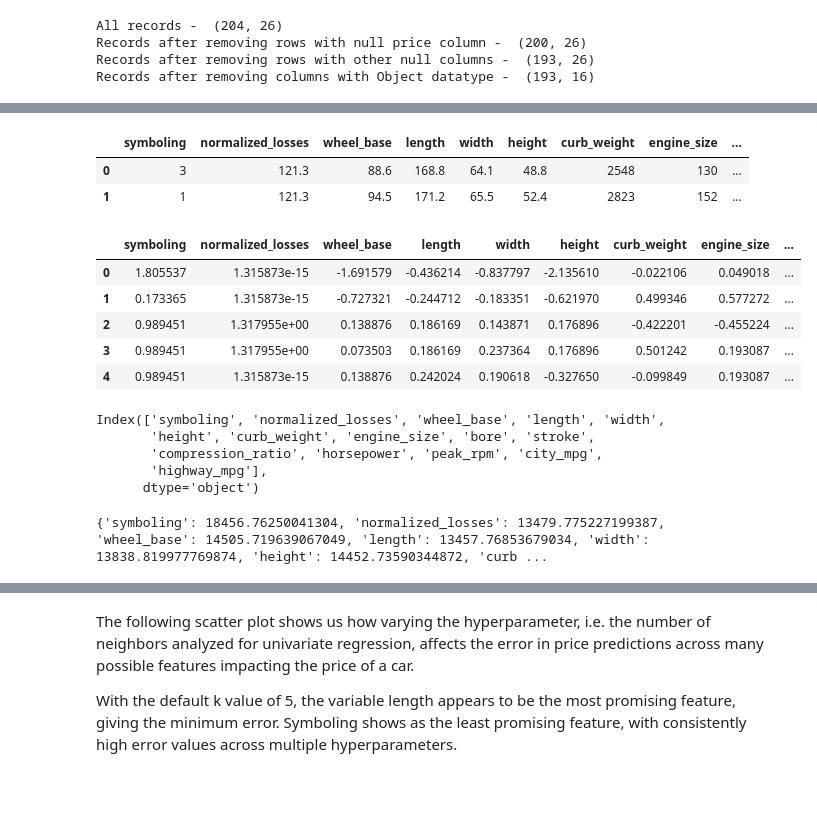
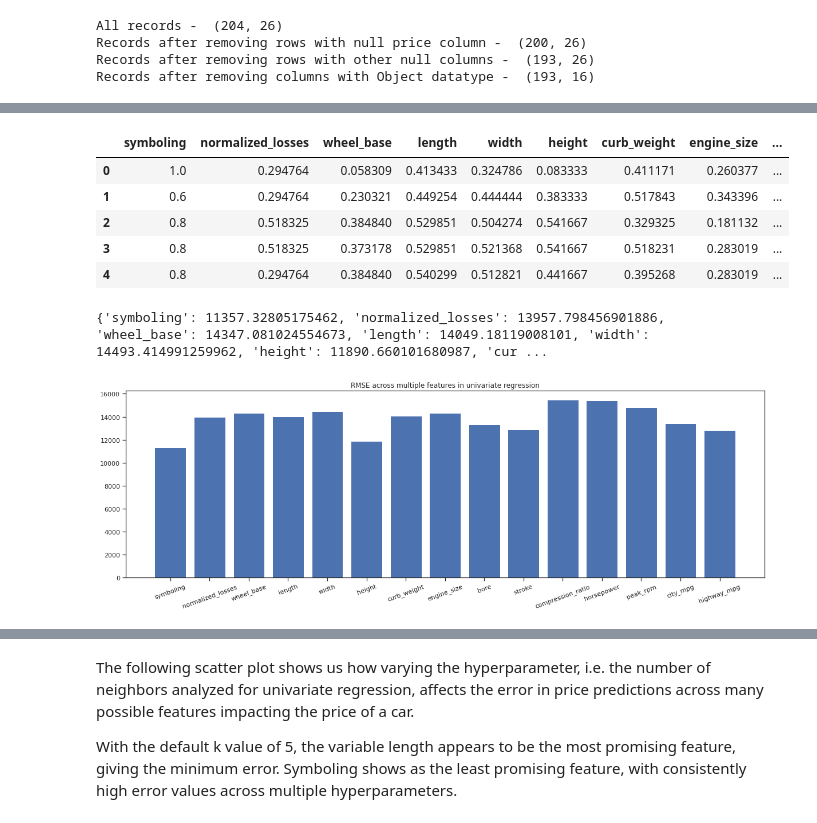
Before and after one commit to aishwaryatiwari/MachineLearning, a Jupyter notebook: DataQuest_Guided_Project_Predicting_Car_Prices.ipynb, the cells around one changed output, grey strips where cells are left out. Drawn from its saved outputs; the diff is of its cells as text; code cells hidden in the pictures; blank space fills up the shorter version.

```diff
--- a/DataQuest_Guided_Project_Predicting_Car_Prices.ipynb
+++ b/DataQuest_Guided_Project_Predicting_Car_Prices.ipynb
@@ -149,24 +95,17 @@ dtype: int64
-# %%
-# After the row deletions above, reseting index to be sequential again
-cars = cars.reset_index().drop(columns='index')
-cars.head(2)
-# %% [output]
-|  | symboling | normalized_losses | wheel_base | length | width | height | curb_weight | engine_size | ... |
-| 0 | 3 | 121.3 | 88.6 | 168.8 | 64.1 | 48.8 | 2548 | 130 | ... |
-| 1 | 1 | 121.3 | 94.5 | 171.2 | 65.5 | 52.4 | 2823 | 152 | ... |
 # %%
-# Mean-normalize numeric values in the dataframe
-# Mean of 0, standard deviation of 1
-cars_norm = (cars - cars.mean())/cars.std()
+# There can be many ways of normalization. One being Mean-normalization. This results in a mean of 0 and standard deviation of 0 for the numeric values
+# in the dataframe and can be achieved as follows - cars_norm = (cars - cars.mean())/cars.std()
+# Another method can be getting the values to fall between 0 and 1 as follows -
+cars_norm = (cars - cars.min())/(cars.max()-cars.min())
 # Set price column back to the original price values
 cars_norm['price'] = cars['price']
 cars_norm.head()
 # %% [output]
 |  | symboling | normalized_losses | wheel_base | length | width | height | curb_weight | engine_size | ... |
-| 0 | 1.805537 | 1.315873e-15 | -1.691579 | -0.436214 | -0.837797 | -2.135610 | -0.022106 | 0.049018 | ... |
-| 1 | 0.173365 | 1.315873e-15 | -0.727321 | -0.244712 | -0.183351 | -0.621970 | 0.499346 | 0.577272 | ... |
-| 2 | 0.989451 | 1.317955e+00 | 0.138876 | 0.186169 | 0.143871 | 0.176896 | -0.422201 | -0.455224 | ... |
-| 3 | 0.989451 | 1.317955e+00 | 0.073503 | 0.186169 | 0.237364 | 0.176896 | 0.501242 | 0.193087 | ... |
-| 4 | 0.989451 | 1.315873e-15 | 0.138876 | 0.242024 | 0.190618 | -0.327650 | -0.099849 | 0.193087 | ... |
+| 0 | 1.0 | 0.294764 | 0.058309 | 0.413433 | 0.324786 | 0.083333 | 0.411171 | 0.260377 | ... |
+| 1 | 0.6 | 0.294764 | 0.230321 | 0.449254 | 0.444444 | 0.383333 | 0.517843 | 0.343396 | ... |
+| 2 | 0.8 | 0.518325 | 0.384840 | 0.529851 | 0.504274 | 0.541667 | 0.329325 | 0.181132 | ... |
+| 3 | 0.8 | 0.518325 | 0.373178 | 0.529851 | 0.521368 | 0.541667 | 0.518231 | 0.283019 | ... |
+| 4 | 0.8 | 0.294764 | 0.384840 | 0.540299 | 0.512821 | 0.441667 | 0.395268 | 0.283019 | ... |
 # %%
 def knn_train_test(train_col, tgt_col, df):
@@ -179,21 +118,23 @@ def knn_train_test(train_col, tgt_col, df):
 # %%
 all_col = cars_norm.columns
 all_col = all_col.drop(['price'])
-print(all_col)
+#print(all_col)
+
+col_rmse = dict()
+for col in all_col:
+  col_rmse[col] = knn_train_test(col, 'price', cars_norm)
+
+print(col_rmse)
 # %% [output]
-Index(['symboling', 'normalized_losses', 'wheel_base', 'length', 'width',
-       'height', 'curb_weight', 'engine_size', 'bore', 'stroke',
-       'compression_ratio', 'horsepower', 'peak_rpm', 'city_mpg',
-       'highway_mpg'],
-      dtype='object')
+{'symboling': 11357.32805175462, 'normalized_losses': 13957.798456901886, 'wheel_base': 14347.081024554673, 'length': 14049.18119008101, 'width': 14493.414991259962, 'height': 11890.660101680987, 'cur ...
-# %%
-col_rmse = dict()
-for col in all_col:
-  col_rmse[col] = knn_train_test(col, 'price', cars_norm)
-
-print(col_rmse)
-# %% [output]
-{'symboling': 18456.76250041304, 'normalized_losses': 13479.775227199387, 'wheel_base': 14505.719639067049, 'length': 13457.76853679034, 'width': 13838.819977769874, 'height': 14452.73590344872, 'curb ...
+# %%
+plt.figure(figsize=(20,6))
+plt.bar(range(len(col_rmse)), list(col_rmse.values()), align='center')
+plt.xticks(range(len(col_rmse)), list(col_rmse.keys()), rotation=20)
+plt.title('RMSE across multiple features in univariate regression')
+plt.show()
+# %% [output]
+[figure, added]
 # %%
 min_rmse_value = min(col_rmse.values())
 min_rmse_col = [key for key in col_rmse.keys() if col_rmse[key] == min(col_rmse.values())]
```
Also changed, not shown: parts of 24 cells of this notebook.
